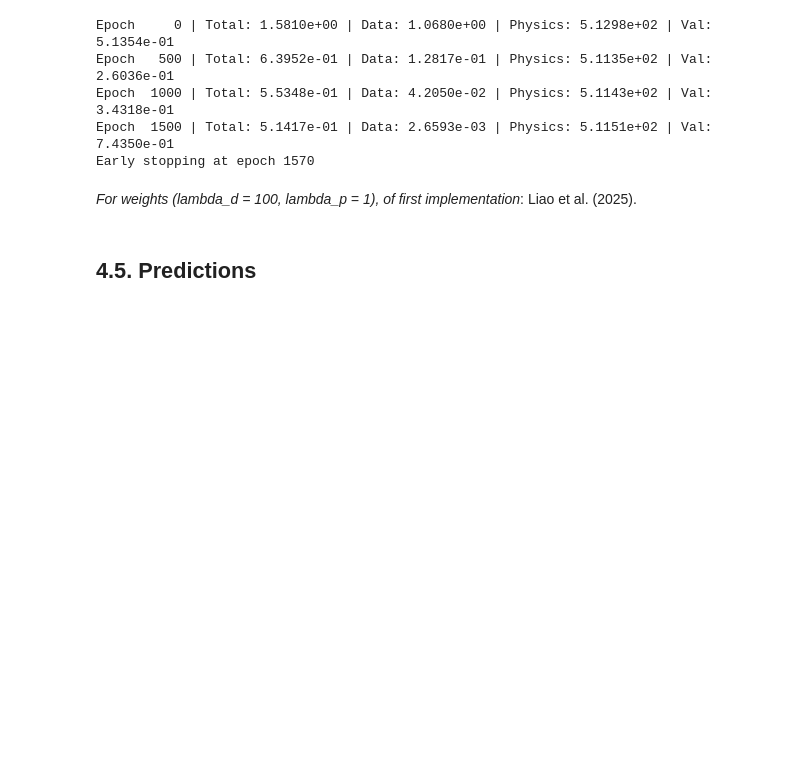
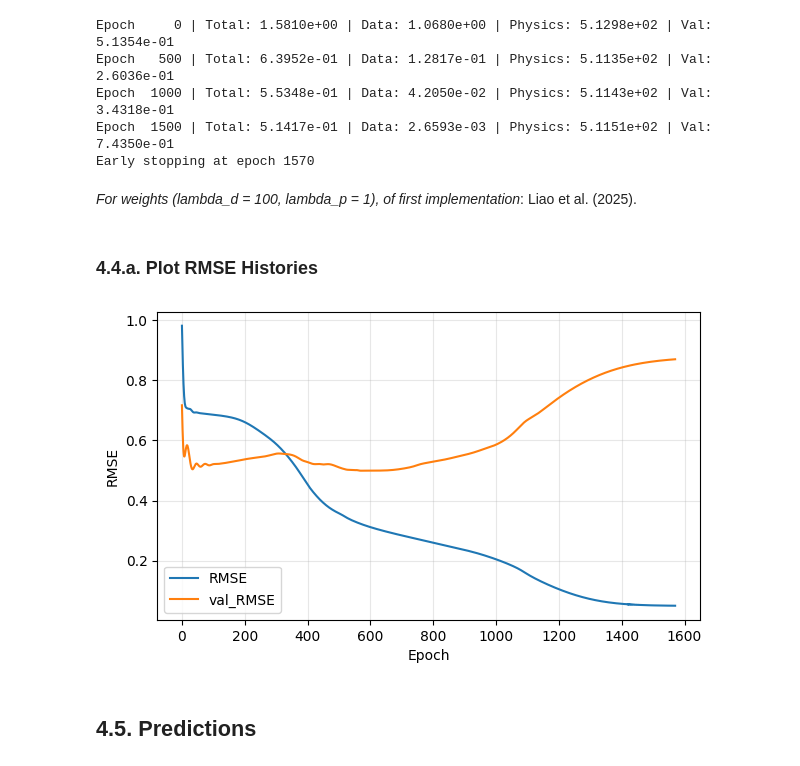
Before and after one commit to jessk816/pinn, a Jupyter notebook: models/pinn/pinn_zhou.ipynb, the cells around one changed output. Cells and saved outputs as stored; diff of their text form; code cells hidden in the pictures; blank space fills up the shorter version.

Commit message:
accuracy loss rmse plot

```diff
--- a/models/pinn/pinn_zhou.ipynb
+++ b/models/pinn/pinn_zhou.ipynb
@@ -893,6 +927,8 @@ loss_history = []
 physics_loss_history = []
 data_loss_history = []
 val_loss_history = []
+train_rmse_history = []
+test_rmse_history = []
 
 # weights
 w_d_liao = 100.0    # weight for data loss, from Liao et al. (2025)
@@ -926,6 +962,13 @@ for epoch in range(epochs):
     with torch.no_grad():
         val_data_loss = data_loss_MSE(model, X_test_scaled, y_test_scaled)
 
+        train_pred = model(X_train_scaled)
+        train_rmse = torch.sqrt(torch.mean((train_pred - y_train_scaled)**2))
+
+        test_pred = model(X_test_scaled)
+        test_rmse = torch.sqrt(
+        torch.mean((test_pred - y_test_scaled)**2))
+
     # early stopping checks validation data loss
     early_stopping(val_data_loss.item(), model)
 
@@ -933,6 +976,8 @@ for epoch in range(epochs):
     loss_history.append(loss.item())
     physics_loss_history.append(loss_p.item())
     data_loss_history.append(loss_d.item())
+    train_rmse_history.append(train_rmse.item())
+    test_rmse_history.append(test_rmse.item())
 
     if epoch % 500 == 0:
         print(
@@ -958,6 +1003,16 @@ Epoch  1500 | Total: 5.1417e-01 | Data: 2.6593e-03 | Physics: 5.1151e+02 | Val:
 Early stopping at epoch 1570
 # %% [markdown]
 *For weights (lambda_d = 100, lambda_p = 1), of first implementation*: Liao et al. (2025).
+# %% [markdown]
+### 4.4.a. Plot RMSE Histories
+# %%
+plot_history(
+    train_rmse_history,
+    test_rmse_history,
+    metric_name="RMSE"
+)
+# %% [output]
+[figure, added]
 # %% [markdown]
 ## 4.5. Predictions
 # %%
```
Also changed, not shown: parts of 2 cells of this notebook, 1 other file.
